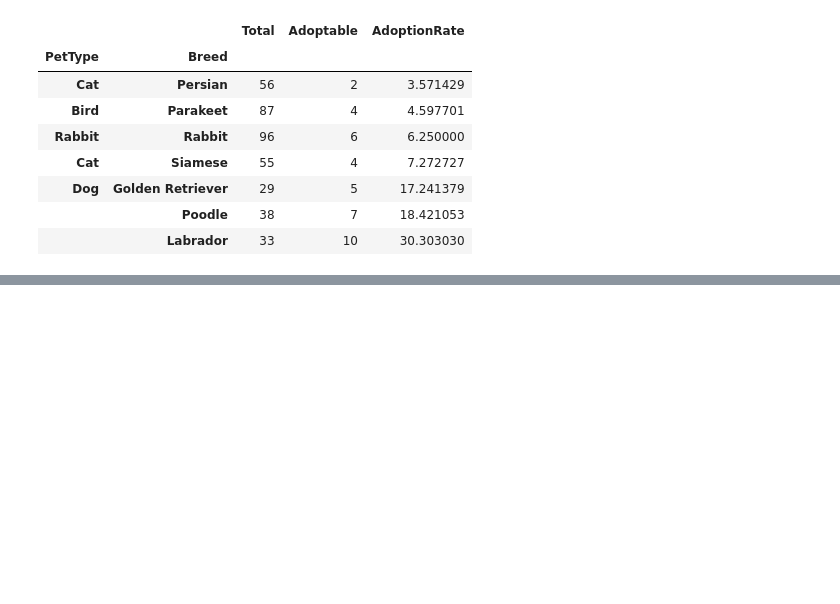
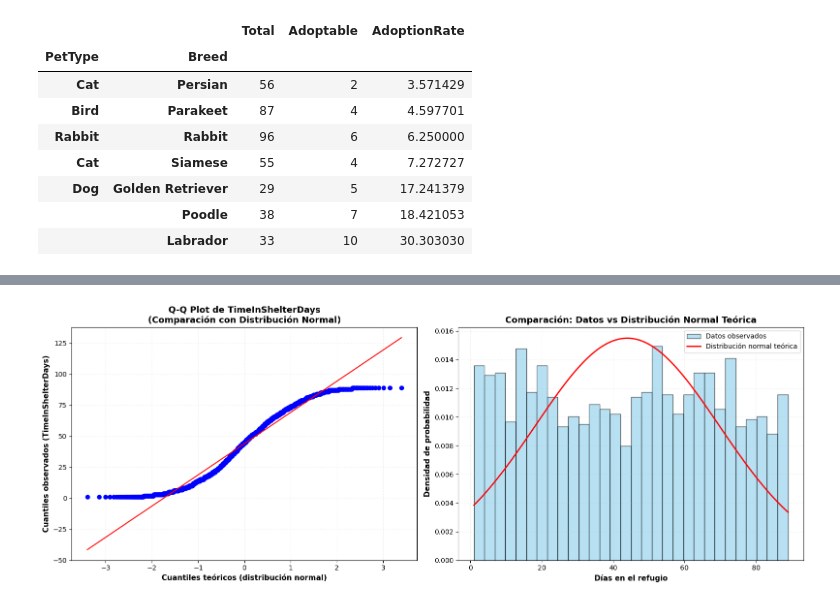
Before and after one commit to Bootcamp-IA-P6/Proyect_V_Regression_Team3, a Jupyter notebook: noteboooks/01_eda.ipynb, the cells around one changed output, grey strips where cells are left out. Cells and saved outputs as stored; diff of their text form; code cells hidden in the pictures; blank space fills up the shorter version.

```diff
--- a/noteboooks/01_eda.ipynb
+++ b/noteboooks/01_eda.ipynb
@@ -408,0 +773,82 @@ Rango normal: -46.5 a 133.5 días
+# %%
+# ============================================
+# Q-Q Plot (Quantile-Quantile Plot)
+# ============================================
+
+# Crear figura
+fig, axes = plt.subplots(1, 2, figsize=(16, 6))
+
+# ============================================
+# Q-Q Plot
+# ============================================
+
+stats.probplot(df['TimeInShelterDays'], dist="norm", plot=axes[0])
+axes[0].set_title('Q-Q Plot de TimeInShelterDays\n(Comparación con Distribución Normal)',
+                  fontsize=13, fontweight='bold')
+axes[0].set_xlabel('Cuantiles teóricos (distribución normal)', fontsize=11, fontweight='bold')
+axes[0].set_ylabel('Cuantiles observados (TimeInShelterDays)', fontsize=11, fontweight='bold')
+axes[0].grid(alpha=0.3, linestyle=':')
+
+# ============================================
+# Histograma + Curva Normal Teórica (comparación)
+# ============================================
+
+# Histograma
+axes[1].hist(df['TimeInShelterDays'], bins=30, density=True,
+             alpha=0.6, color='skyblue', edgecolor='black', label='Datos observados')
+
+# Curva normal teórica
+mu = df['TimeInShelterDays'].mean()
+sigma = df['TimeInShelterDays'].std()
+x = np.linspace(df['TimeInShelterDays'].min(), df['TimeInShelterDays'].max(), 100)
+normal_curve = stats.norm.pdf(x, mu, sigma)
+axes[1].plot(x, normal_curve, 'r-', linewidth=2, label='Distribución normal teórica')
+
+axes[1].set_xlabel('Días en el refugio', fontsize=11, fontweight='bold')
+axes[1].set_ylabel('Densidad de probabilidad', fontsize=11, fontweight='bold')
+axes[1].set_title('Comparación: Datos vs Distribución Normal Teórica',
+                  fontsize=13, fontweight='bold')
+axes[1].legend(fontsize=10)
+axes[1].grid(alpha=0.3, linestyle=':')
+
+plt.tight_layout()
+plt.show()
+
+# ============================================
+# Análisis Estadístico Complementario
+# ============================================
+
+print("="*70)
+print("ANÁLISIS DE NORMALIDAD")
+print("="*70)
+
+# Test de Shapiro-Wilk (solo si dataset < 5000 registros)
+if len(df) < 5000:
+    from scipy.stats import shapiro
+    stat, p_value = shapiro(df['TimeInShelterDays'])
+
+    print(f"\n📊 TEST DE SHAPIRO-WILK:")
+    print(f"   Estadístico W: {stat:.4f}")
+    print(f"   p-value:       {p_value:.4f}")
+
+    if p_value > 0.05:
+        print(f"   ✅ p-value > 0.05: NO se rechaza normalidad")
+    else:
+        print(f"   ❌ p-value < 0.05: Se RECHAZA normalidad")
+
+# Resumen de métricas
+skewness = df['TimeInShelterDays'].skew()
+kurtosis_val = df['TimeInShelterDays'].kurtosis()
+
+print(f"\n📊 RESUMEN DE MÉTRICAS DE FORMA:")
+print(f"   Skewness:  {skewness:.3f}")
+print(f"   Kurtosis:  {kurtosis_val:.3f}")
+
+print(f"\n📊 INTERPRETACIÓN VISUAL DEL Q-Q PLOT:")
+print(f"   [Observar el gráfico generado]")
+print(f"   - Si los puntos siguen la línea roja → Distribución normal")
+print(f"   - Si los puntos se curvan → Distribución NO normal")
+
+print("\n" + "="*70)
+# %% [output]
+[figure, added]
```
Also changed, not shown: parts of 21 cells of this notebook.
